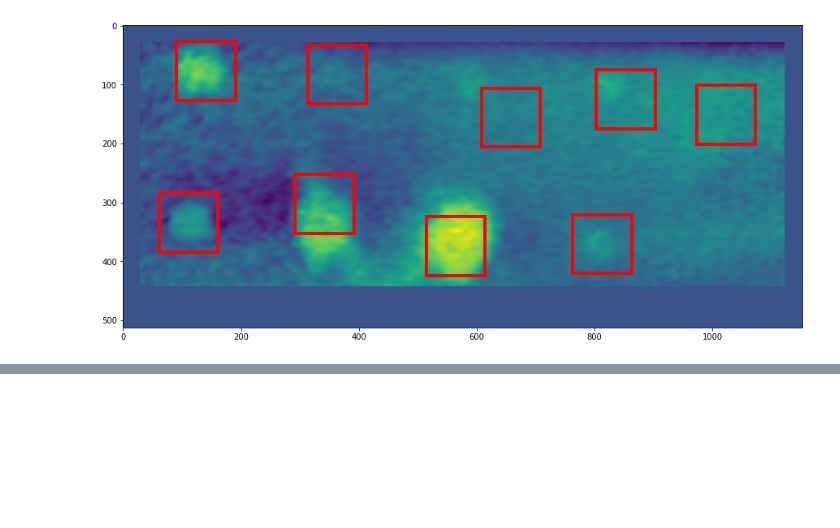
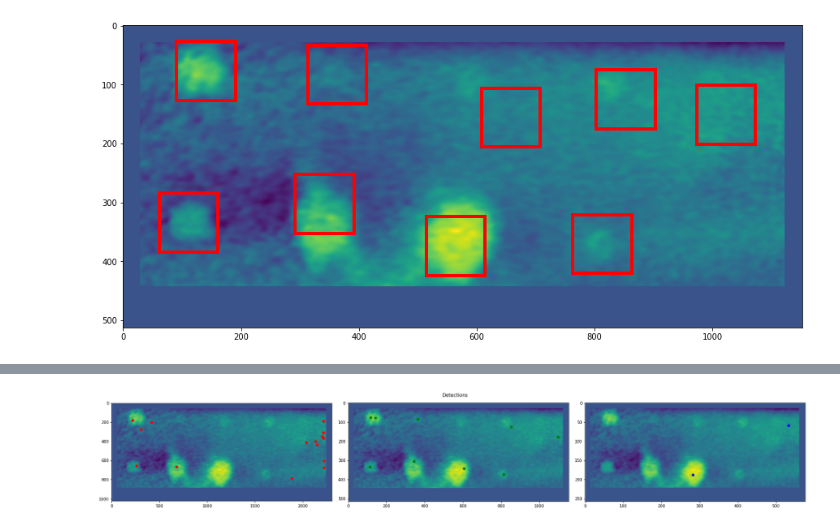
Before and after one commit to juanpb27/ssl_objects_detection, a Jupyter notebook: notebooks/Automated_3D_OD_Method.ipynb, the cells around one changed output, grey strips where cells are left out. Saved outputs shown, nothing was run; the diff lists cells and outputs as text; code cells hidden in the pictures; blank space fills up the shorter version.

```diff
--- a/notebooks/Automated_3D_OD_Method.ipynb
+++ b/notebooks/Automated_3D_OD_Method.ipynb
@@ -338,0 +361,3 @@ final_detections = detector.apply_nms(bounds)
+# %%
+up_detections = up_detector.detect_all(up_input_set)
+# %% [output]
@@ -338,0 +367 @@ final_detections = detector.apply_nms(bounds)
+[figure, added]
```
Also changed, not shown: parts of 15 cells of this notebook.
